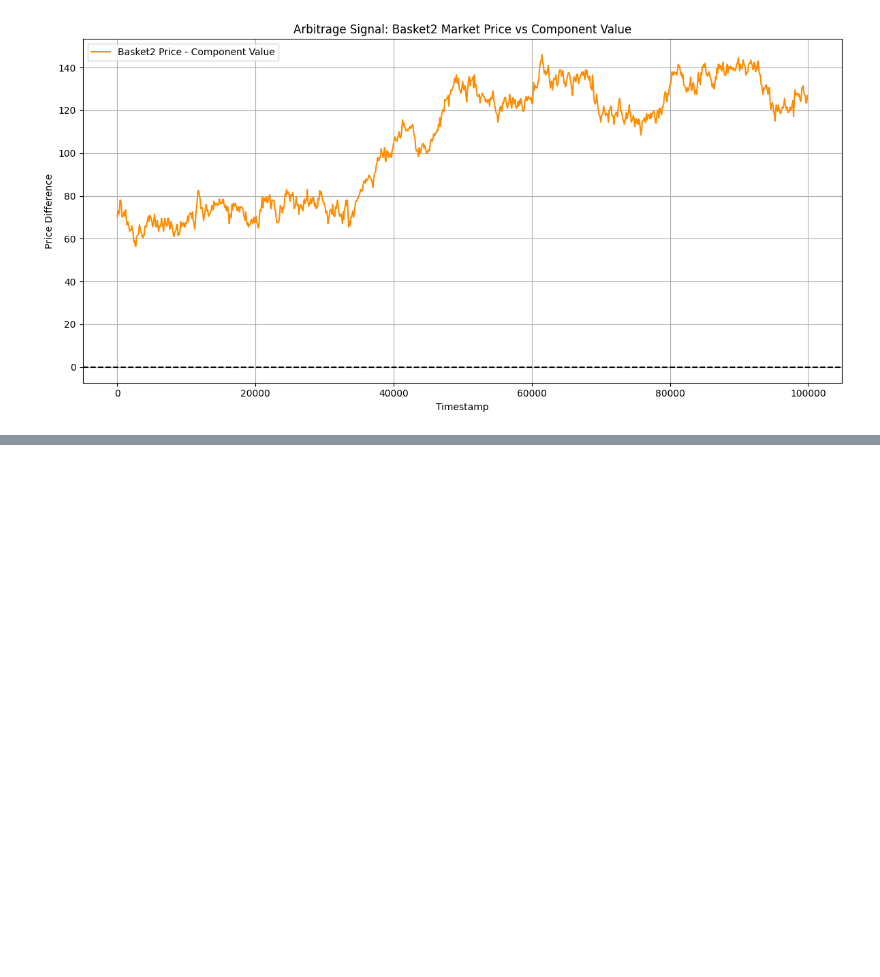
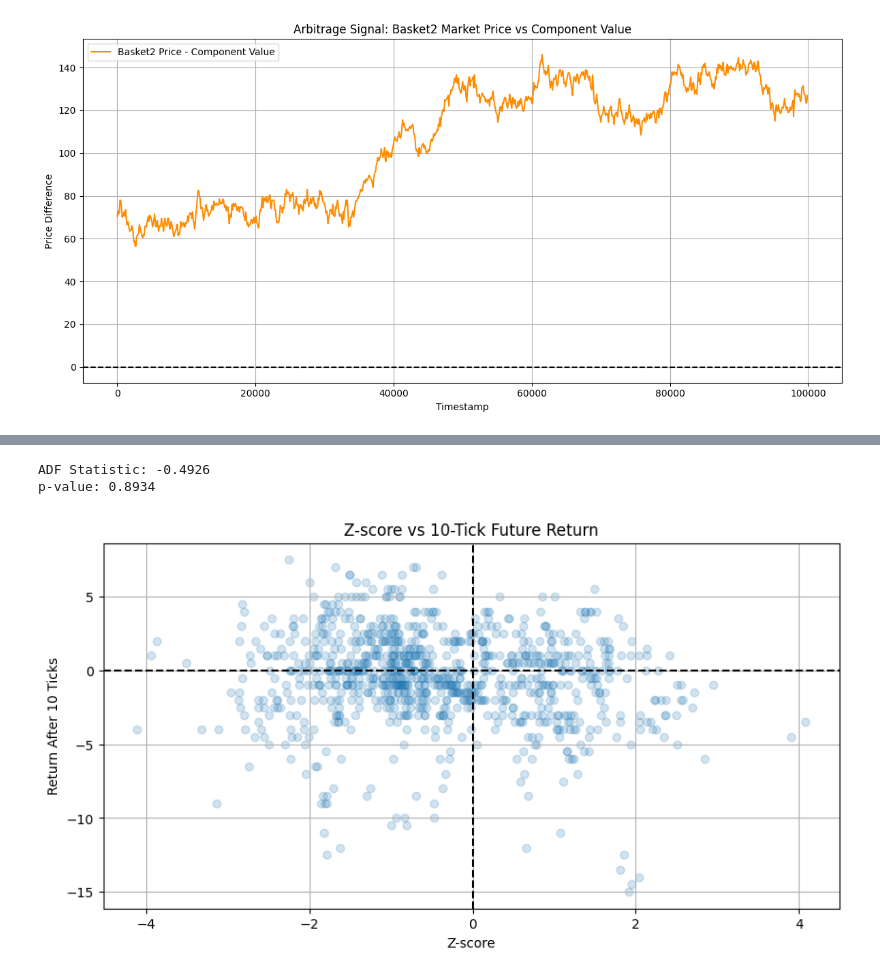
Before and after one commit to Advay-K1/IMC_Prosperity, a Jupyter notebook: analysis/round2/picnic_round2.ipynb, the cells around one changed output, grey strips where cells are left out. Saved outputs shown, nothing was run; the diff lists cells and outputs as text; code cells hidden in the pictures; blank space fills up the shorter version.

```diff
--- a/analysis/round2/picnic_round2.ipynb
+++ b/analysis/round2/picnic_round2.ipynb
@@ -150,0 +189,22 @@ plt.show()
+# %%
+result = adfuller(djembe_df["mid_price"].dropna())
+print(f"ADF Statistic: {result[0]:.4f}")
+print(f"p-value: {result[1]:.4f}")
+# %% [output]
+ADF Statistic: -0.4926
+p-value: 0.8934
+# %%
+djembe_df["z"] = (djembe_df["mid_price"] - djembe_df["mid_price"].rolling(50).mean()) / djembe_df["mid_price"].rolling(50).std()
+djembe_df["future_return_10"] = djembe_df["mid_price"].shift(-10) - djembe_df["mid_price"]
+
+plt.figure(figsize=(10, 5))
+plt.scatter(djembe_df["z"], djembe_df["future_return_10"], alpha=0.2)
+plt.axhline(0, color="black", linestyle="--")
+plt.axvline(0, color="black", linestyle="--")
+plt.xlabel("Z-score")
+plt.ylabel("Return After 10 Ticks")
+plt.title("Z-score vs 10-Tick Future Return")
+plt.grid()
+plt.show()
+# %% [output]
+[figure, added]
```
Also changed, not shown: parts of 3 cells of this notebook, 3 other files.
